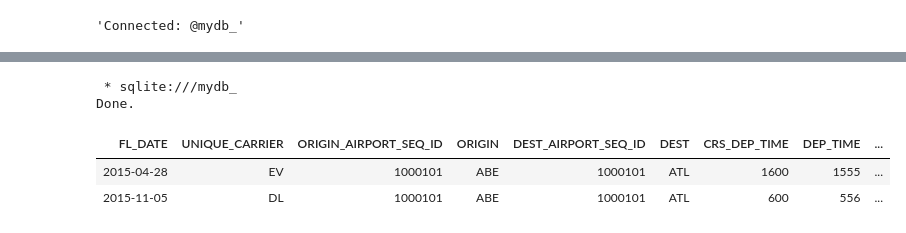
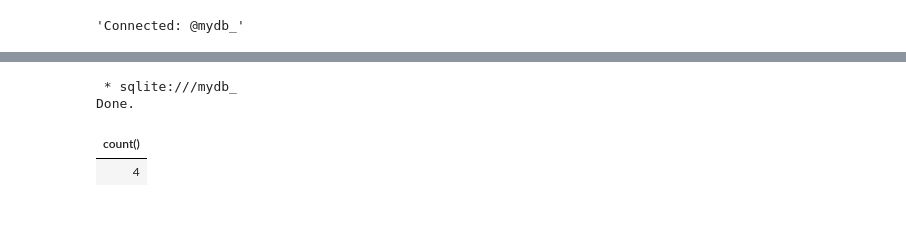
Before and after one commit to prakharsrivastava/powerbi, a Jupyter notebook: Data_Science_on_Google_Cloud_Platform_7.ipynb, the cells around one changed output, grey strips where cells are left out. Cells and saved outputs as stored; diff of their text form; code cells hidden in the pictures.

```diff
--- a/Data_Science_on_Google_Cloud_Platform_7.ipynb
+++ b/Data_Science_on_Google_Cloud_Platform_7.ipynb
@@ -40,11 +89,10 @@ df.to_sql('flights_view_', conn, if_exists='replace', index = False)
 # %%
 %%sql
 SELECT
-  *
+  count()
 FROM flights_view_
 # %% [output]
  * sqlite:///mydb_
 Done.
-| FL_DATE | UNIQUE_CARRIER | ORIGIN_AIRPORT_SEQ_ID | ORIGIN | DEST_AIRPORT_SEQ_ID | DEST | CRS_DEP_TIME | DEP_TIME | ... |
-| 2015-04-28 | EV | 1000101 | ABE | 1000101 | ATL | 1600 | 1555 | ... |
-| 2015-11-05 | DL | 1000101 | ABE | 1000101 | ATL | 600 | 556 | ... |
+| count() |
+| 4 |
```
Also changed, not shown: parts of 12 cells of this notebook.
